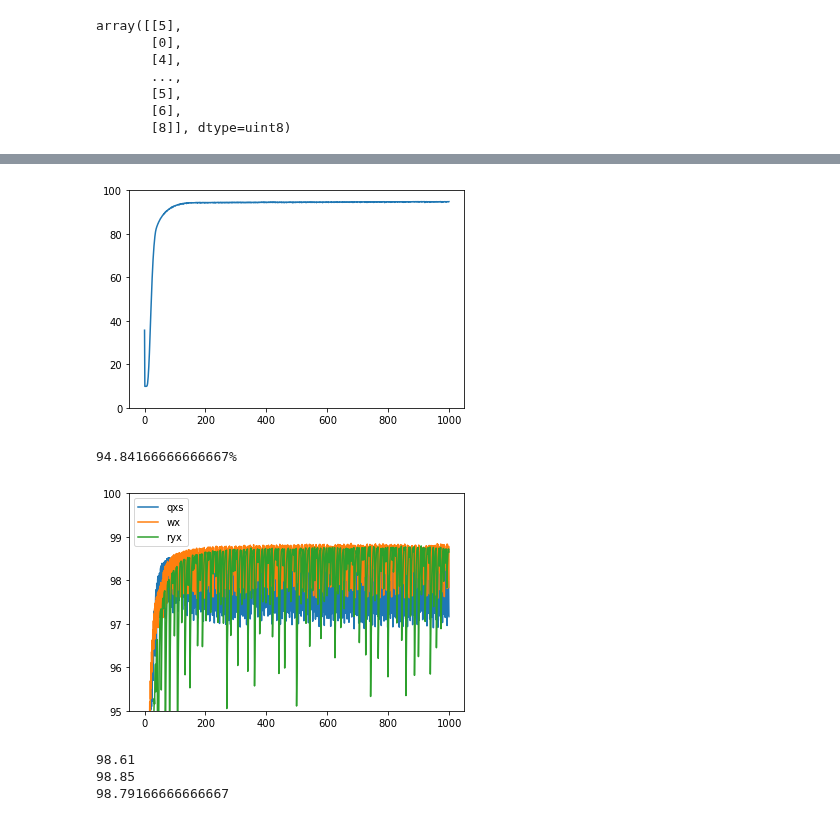
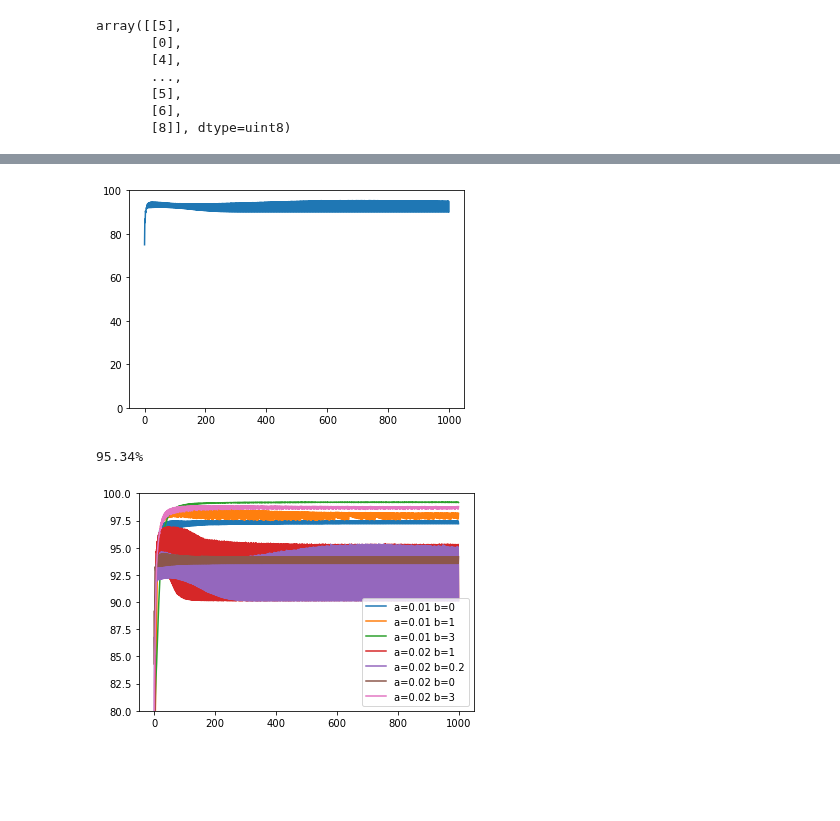
Before and after one commit to ShinATK/JupyterNotebook, a Jupyter notebook: Artificial_Synaptic_Neural_Network/SNN.ipynb, the cells around one changed output, grey strips where cells are left out. Cells and saved outputs as stored; diff of their text form; code cells hidden in the pictures; blank space fills up the shorter version.

```diff
--- a/Artificial_Synaptic_Neural_Network/SNN.ipynb
+++ b/Artificial_Synaptic_Neural_Network/SNN.ipynb
@@ -396,27 +378,62 @@ accus = d["accus"].copy()
 plt.plot(accus)
 plt.ylim(0, 100)
 plt.show()
-# np.savetxt(f"accu{reg_num}_{name}.txt", accus)
+np.savetxt(f"accu{reg_num}_a={parameters['a+']}_b={parameters['b+']}.txt", accus)
 print(f"{max(accus)}%")
 # %% [output]
-[figure, old version]
+[figure, new version]
-94.84166666666667%
+95.34%
 # %%
-# accus_qxs = np.loadtxt('accu6_qxs.txt')
-# accus_wx = np.loadtxt('accu6_wx.txt')
-# accus_ryx = np.loadtxt('accu6_ryx.txt')
+# a = 0.01
+accus0_001_0 = np.loadtxt(f"accu{reg_num}_a=0.01_b=0.txt")
+accus0_001_1 = np.loadtxt(f"accu{reg_num}_a=0.01_b=1.txt")
+accus0_001_2 = np.loadtxt(f"accu{reg_num}_a=0.01_b=2.txt")
+accus0_001_3 = np.loadtxt(f"accu{reg_num}_a=0.01_b=3.txt")
+# accus0_001_6 = np.loadtxt(f"accu{reg_num}_a=0.01_b=6.txt")
+# accus0_001_9 = np.loadtxt(f"accu{reg_num}_a=0.01_b=9.txt")
+# accus0_001_12 = np.loadtxt(f"accu{reg_num}_a=0.01_b=12.txt")
+# accus0_001_15 = np.loadtxt(f"accu{reg_num}_a=0.01_b=15.txt")
 
-# plt.plot(accus_qxs, label='qxs')
-# plt.plot(accus_wx, label='wx')
-# plt.plot(accus_ryx, label='ryx')
-# plt.ylim(95, 100)
-# plt.legend()
-# plt.show()
-# print(max(accus_qxs))
-# print(max(accus_wx))
-# print(max(accus_ryx))
+# a = 0.02
+accus0_002_0 = np.loadtxt(f"accu{reg_num}_a=0.02_b=0.txt")
+accus0_002_02 = np.loadtxt(f"accu{reg_num}_a=0.02_b=0.2.txt")
+accus0_002_1 = np.loadtxt(f"accu{reg_num}_a=0.02_b=1.txt")
+accus0_002_3 = np.loadtxt(f"accu{reg_num}_a=0.02_b=3.txt")
+
+# a = 0.03
+# accus0_003_3 = np.loadtxt(f"accu{reg_num}_a=0.03_b=3.txt")
+
+# a = 0.01
+plt.plot(accus0_001_0,      label='a=0.01 b=0')
+plt.plot(accus0_001_1,      label='a=0.01 b=1')
+# plt.plot(accus0_001_2,      label='a=0.01 b=2')
+plt.plot(accus0_001_3,      label='a=0.01 b=3')
+# plt.plot(accus0_001_6,      label='a=0.01 b=6')
+# plt.plot(accus0_001_9,      label='a=0.01 b=9')
+# plt.plot(accus0_001_12,     label='a=0.01 b=12')
+# plt.plot(accus0_001_15,     label='a=0.01 b=15')
+
+# a = 0.02
+plt.plot(accus0_002_1,      label='a=0.02 b=1')
+
+plt.plot(accus0_002_02,      label='a=0.02 b=0.2')
+plt.plot(accus0_002_0,      label='a=0.02 b=0')
+plt.plot(accus0_002_3,      label='a=0.02 b=3')
+
+# a = 0.03
+# plt.plot(accus0_003_3,      label='a=0.03 b=3')
+
+plt.ylim(80, 100)
+plt.legend(loc=4)
+plt.show()
+
+# print('accus0 a=0 b=0:  ',  max(accus0_0))
+# print('accus0 a=0 b=1:  ',  max(accus0_1))
+# print('accus0 a=0 b=2:  ',  max(accus0_2))
+# print('accus0 a=0 b=3:  ',  max(accus0_3))
+# print('accus0 a=0 b=6:  ',  max(accus0_6))
+# print('accus0 a=0 b=9:  ',  max(accus0_9))
+# print('accus0 a=0 b=12: ',  max(accus0_12))
+# print('accus0 a=0 b=15: ',  max(accus0_15))
 # %% [output]
-[figure, old version]
+[figure, new version]
-98.61
-98.85
-98.79166666666667
```
Also changed, not shown: parts of 5 cells of this notebook, 20 other files.
